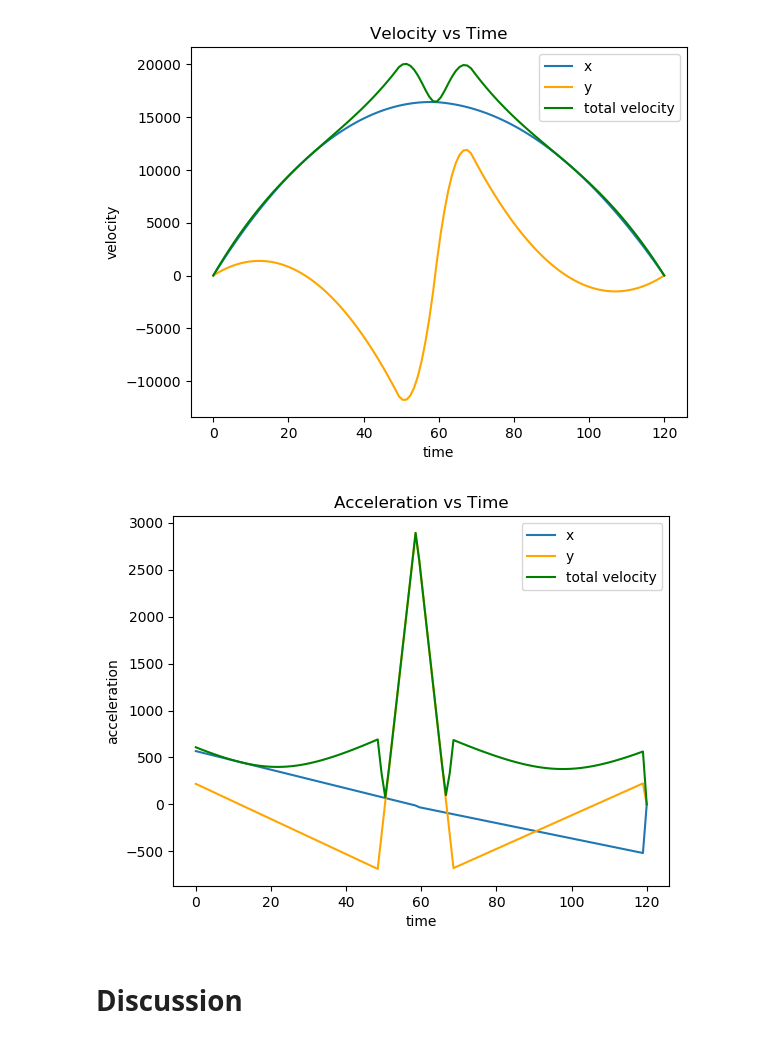
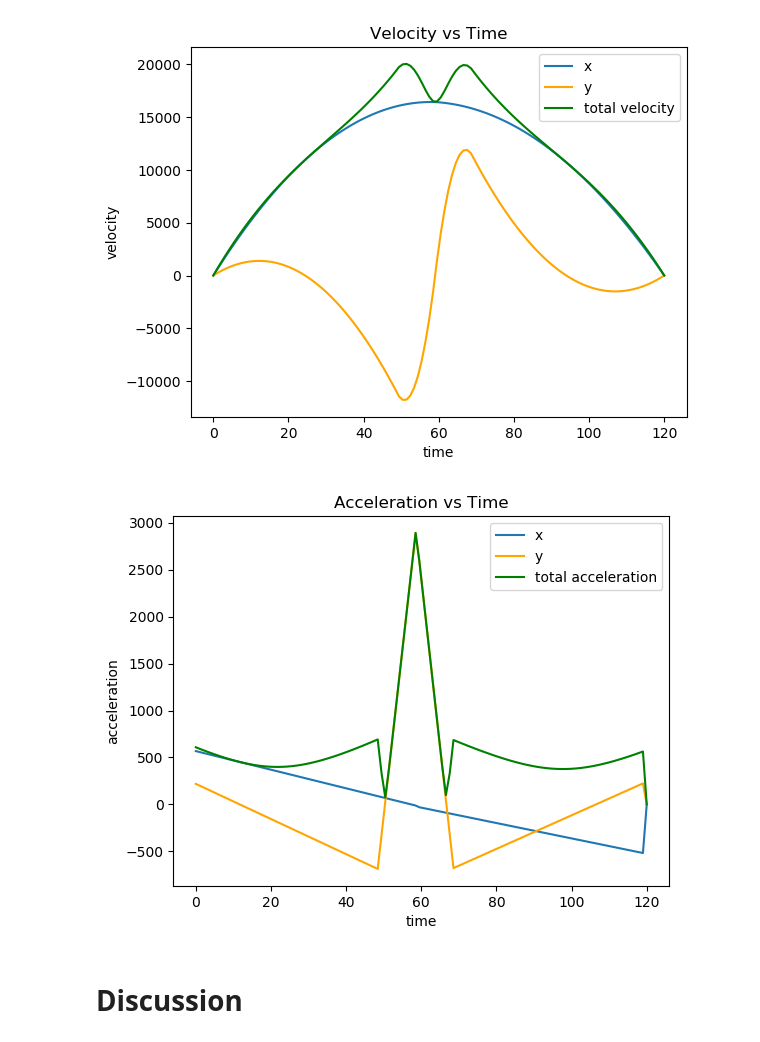
Before and after one commit to apletta/Optimization_PathPlanning, a Jupyter notebook: Master.ipynb, the cells around one changed output. Cells and saved outputs as stored; diff of their text form; code cells hidden in the pictures.

```diff
--- a/Master.ipynb
+++ b/Master.ipynb
@@ -743,16 +745,16 @@ legend()
 # %%
 x = range(0, stop=ti, length=ti)
 plot(x[:], getvalue(u_A)[1,:], label="x" )
 plot(x[:], getvalue(u_A)[2,:], label="y", color="orange")
 total_v = (getvalue(u_A[1,:]).^2 + getvalue(u_A[2,:]).^2).^0.5
-plot(x, total_v, label="total velocity", color="green")
+plot(x, total_v, label="total acceleration", color="green")
 title("Acceleration vs Time")
 xlabel("time")
 ylabel("acceleration")
 legend()
 ;
 # %% [output]
-[figure, old version]
+[figure, new version]
 # %% [markdown]
 # Discussion
 # %% [markdown]
```
Also changed, not shown: parts of 6 cells of this notebook.
